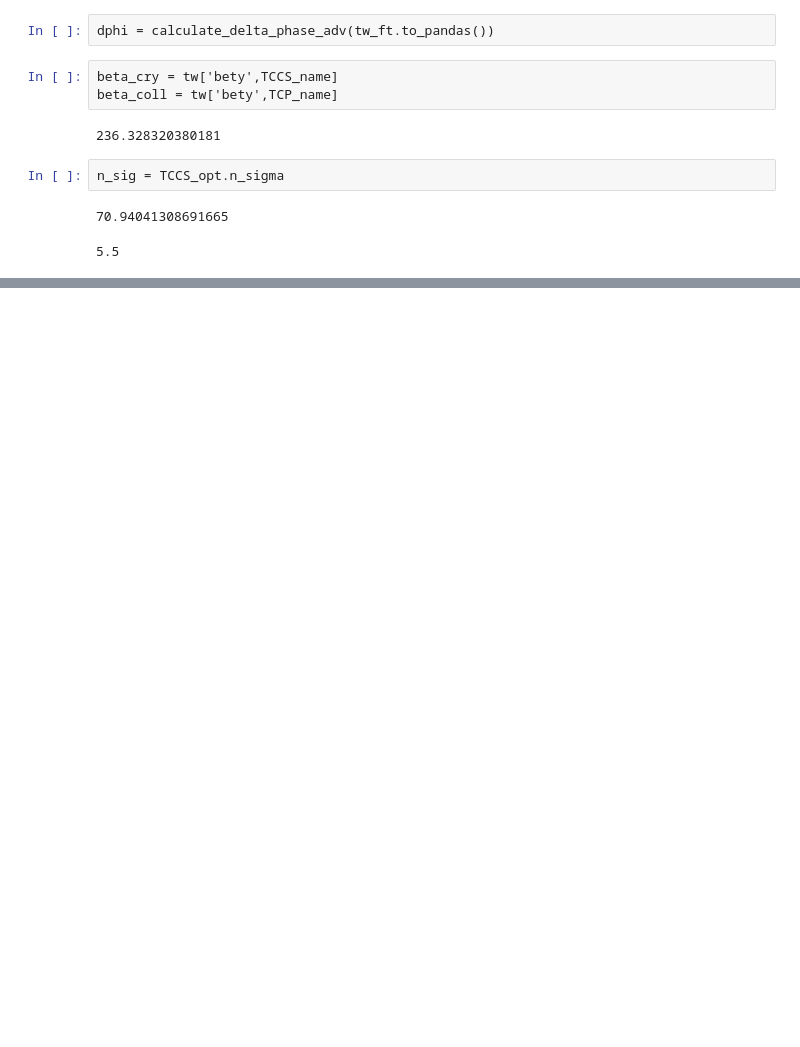
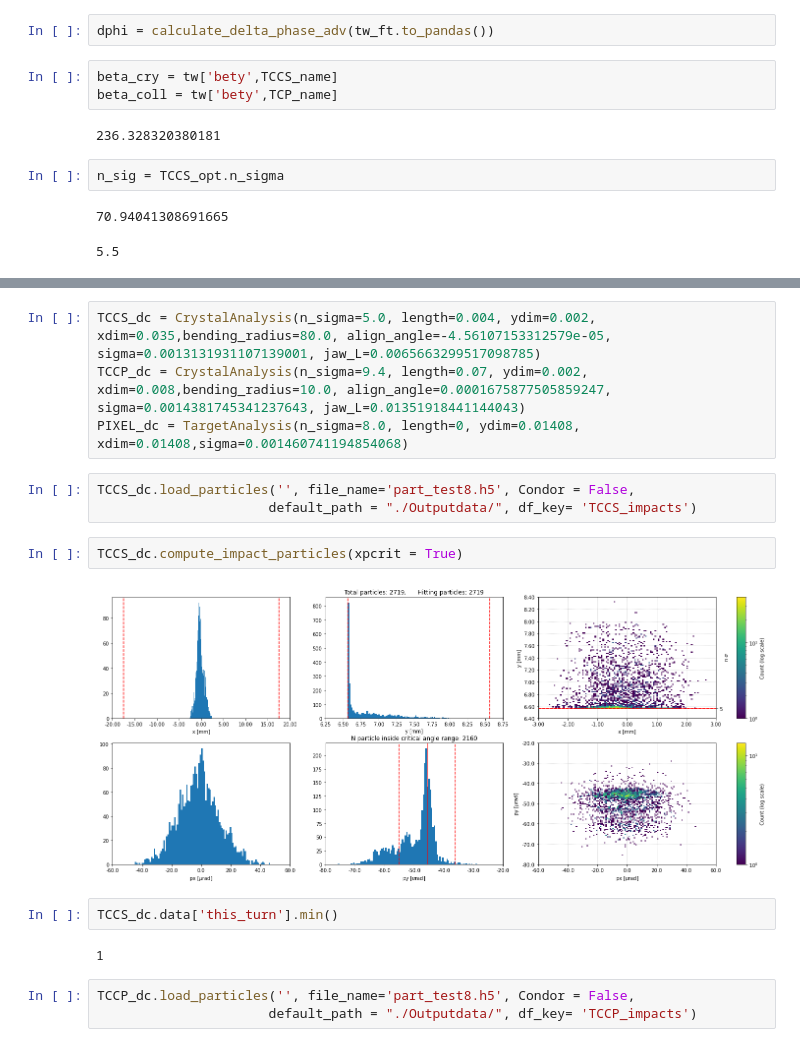
Before and after one commit to chiaramaccani/two_cryst_sim, a Jupyter notebook: Run3_ana.ipynb, the cells around one changed output, grey strips where cells are left out. Cells and saved outputs as stored; diff of their text form; blank space fills up the shorter version.

Commit message:
Test xcoll and MD analysis

```diff
--- a/Run3_ana.ipynb
+++ b/Run3_ana.ipynb
@@ -1252,0 +1268,18 @@ n_sig = TCCS_opt.n_sigma
+# %%
+TCCS_dc = CrystalAnalysis(n_sigma=5.0, length=0.004, ydim=0.002, xdim=0.035,bending_radius=80.0, align_angle=-4.56107153312579e-05, sigma=0.0013131931107139001, jaw_L=0.0065663299517098785)
+TCCP_dc = CrystalAnalysis(n_sigma=9.4, length=0.07, ydim=0.002, xdim=0.008,bending_radius=10.0, align_angle=0.0001675877505859247, sigma=0.0014381745341237643, jaw_L=0.01351918441144043)
+PIXEL_dc = TargetAnalysis(n_sigma=8.0, length=0, ydim=0.01408, xdim=0.01408,sigma=0.001460741194854068)
+# %%
+TCCS_dc.load_particles('', file_name='part_test8.h5', Condor = False,
+                      default_path = "./Outputdata/", df_key= 'TCCS_impacts')
+# %%
+TCCS_dc.compute_impact_particles(xpcrit = True)
+# %% [output]
+[figure, added]
+# %%
+TCCS_dc.data['this_turn'].min()
+# %% [output]
+1
+# %%
+TCCP_dc.load_particles('', file_name='part_test8.h5', Condor = False,
+                      default_path = "./Outputdata/", df_key= 'TCCP_impacts')
```
Also changed, not shown: parts of 12 cells of this notebook, 45 other files.
